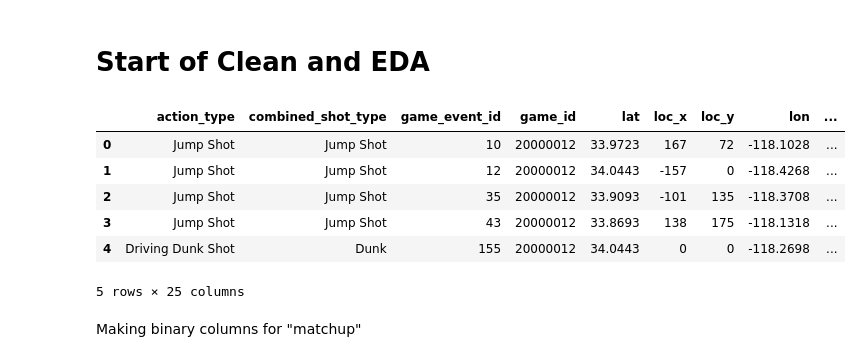
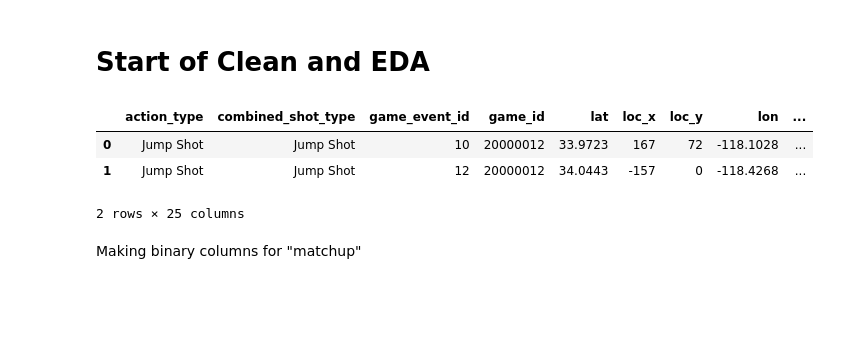
Before and after one commit to lubo4991/INFO-4604-Machine-Learning-Group-Project, a Jupyter notebook: ML Project Notebook.ipynb, the cells around one changed output. Drawn from its saved outputs; the diff is of its cells as text; code cells hidden in the pictures; blank space fills up the shorter version.

```diff
--- a/ML Project Notebook.ipynb
+++ b/ML Project Notebook.ipynb
@@ -23,15 +27,12 @@ df = pd.read_csv("data.csv")
 # %% [markdown]
 # Start of Clean and EDA
 # %%
-df.head()
+df.head(2)
 # %% [output]
 |  | action_type | combined_shot_type | game_event_id | game_id | lat | loc_x | loc_y | lon | ... |
 | 0 | Jump Shot | Jump Shot | 10 | 20000012 | 33.9723 | 167 | 72 | -118.1028 | ... |
 | 1 | Jump Shot | Jump Shot | 12 | 20000012 | 34.0443 | -157 | 0 | -118.4268 | ... |
-| 2 | Jump Shot | Jump Shot | 35 | 20000012 | 33.9093 | -101 | 135 | -118.3708 | ... |
-| 3 | Jump Shot | Jump Shot | 43 | 20000012 | 33.8693 | 138 | 175 | -118.1318 | ... |
-| 4 | Driving Dunk Shot | Dunk | 155 | 20000012 | 34.0443 | 0 | 0 | -118.2698 | ... |
-5 rows × 25 columns
+2 rows × 25 columns
 # %%
 #Remove Useless data
 df.drop(['lat', 'lon','team_name','team_id'], axis=1, inplace=True)
```
Also changed, not shown: parts of 10 cells of this notebook.
